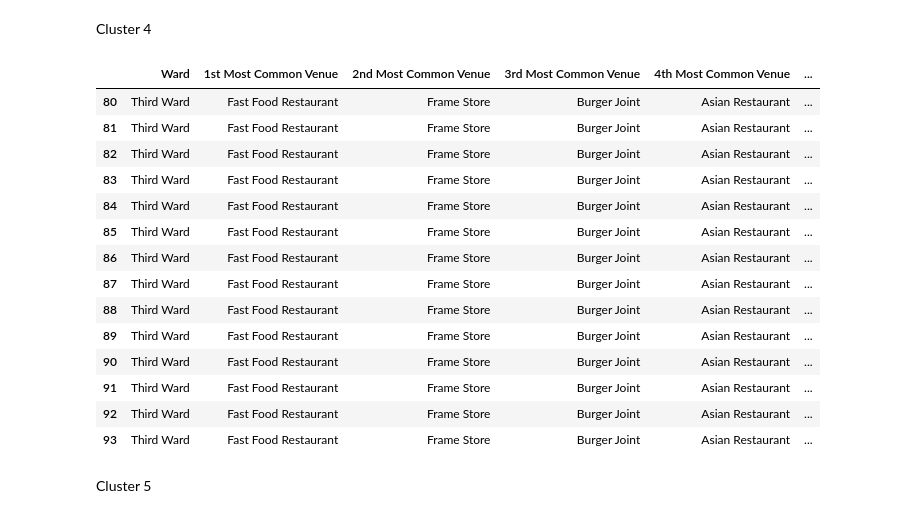
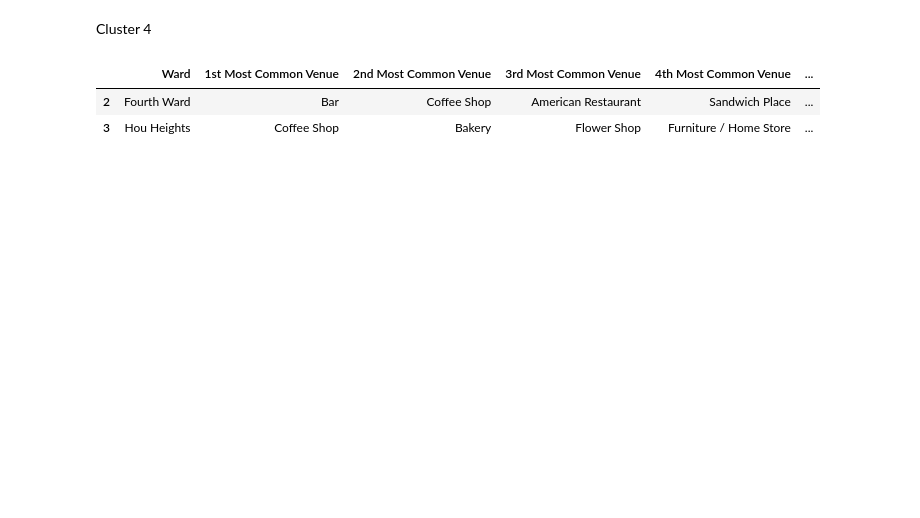
Before and after one commit to jwhit-ed/Coursera_Capstone, a Jupyter notebook: Capstone_Wk4_Part2.ipynb, the cells around one changed output. Cells and saved outputs as stored; diff of their text form; code cells hidden in the pictures; blank space fills up the shorter version.

```diff
--- a/Capstone_Wk4_Part2.ipynb
+++ b/Capstone_Wk4_Part2.ipynb
@@ -902,0 +956,6 @@ neighborhoods_venues_sorted
+# %%
+#neighborhoods_ven_sorted_csv = neighborhoods_venues_sorted.to_csv("neighborhoods_venues_sorted.csv")
+
+Hou_venue_merged = pd.read_csv("neighborhoods_venues_sorted_Hou_Wards.csv")
+Hou_venue_merged
+#Tron_Combined_csv = Tron_Combined.to_csv('Tron_Combined.csv', index=False)
@@ -1028,22 +1054,8 @@ Hou_wards_df_merged.loc[Hou_wards_df_merged['Cluster Labels'] == 2, Hou_wards_df
 # %% [markdown]
 Cluster 4
 # %%
-Hou_wards_df_merged.loc[Hou_wards_df_merged['Cluster Labels'] == 3, Hou_wards_df_merged.columns[[0] + list(range(6, Hou_wards_df_merged.shape[1]))]]
+Hou_venue_merged.loc[Hou_venue_merged['Cluster Labels'] == 3, Hou_venue_merged.columns[[0] + list(range(4, Hou_venue_merged.shape[1]))]]
 # %% [output]
 |  | Ward | 1st Most Common Venue | 2nd Most Common Venue | 3rd Most Common Venue | 4th Most Common Venue | ... |
-| 80 | Third Ward | Fast Food Restaurant | Frame Store | Burger Joint | Asian Restaurant | ... |
-| 81 | Third Ward | Fast Food Restaurant | Frame Store | Burger Joint | Asian Restaurant | ... |
-| 82 | Third Ward | Fast Food Restaurant | Frame Store | Burger Joint | Asian Restaurant | ... |
-| 83 | Third Ward | Fast Food Restaurant | Frame Store | Burger Joint | Asian Restaurant | ... |
-| 84 | Third Ward | Fast Food Restaurant | Frame Store | Burger Joint | Asian Restaurant | ... |
-| 85 | Third Ward | Fast Food Restaurant | Frame Store | Burger Joint | Asian Restaurant | ... |
-| 86 | Third Ward | Fast Food Restaurant | Frame Store | Burger Joint | Asian Restaurant | ... |
-| 87 | Third Ward | Fast Food Restaurant | Frame Store | Burger Joint | Asian Restaurant | ... |
-| 88 | Third Ward | Fast Food Restaurant | Frame Store | Burger Joint | Asian Restaurant | ... |
-| 89 | Third Ward | Fast Food Restaurant | Frame Store | Burger Joint | Asian Restaurant | ... |
-| 90 | Third Ward | Fast Food Restaurant | Frame Store | Burger Joint | Asian Restaurant | ... |
-| 91 | Third Ward | Fast Food Restaurant | Frame Store | Burger Joint | Asian Restaurant | ... |
-| 92 | Third Ward | Fast Food Restaurant | Frame Store | Burger Joint | Asian Restaurant | ... |
-| 93 | Third Ward | Fast Food Restaurant | Frame Store | Burger Joint | Asian Restaurant | ... |
+| 2 | Fourth Ward | Bar | Coffee Shop | American Restaurant | Sandwich Place | ... |
+| 3 | Hou Heights | Coffee Shop | Bakery | Flower Shop | Furniture / Home Store | ... |
-# %% [markdown]
-Cluster 5
```
Also changed, not shown: parts of 43 cells of this notebook.
